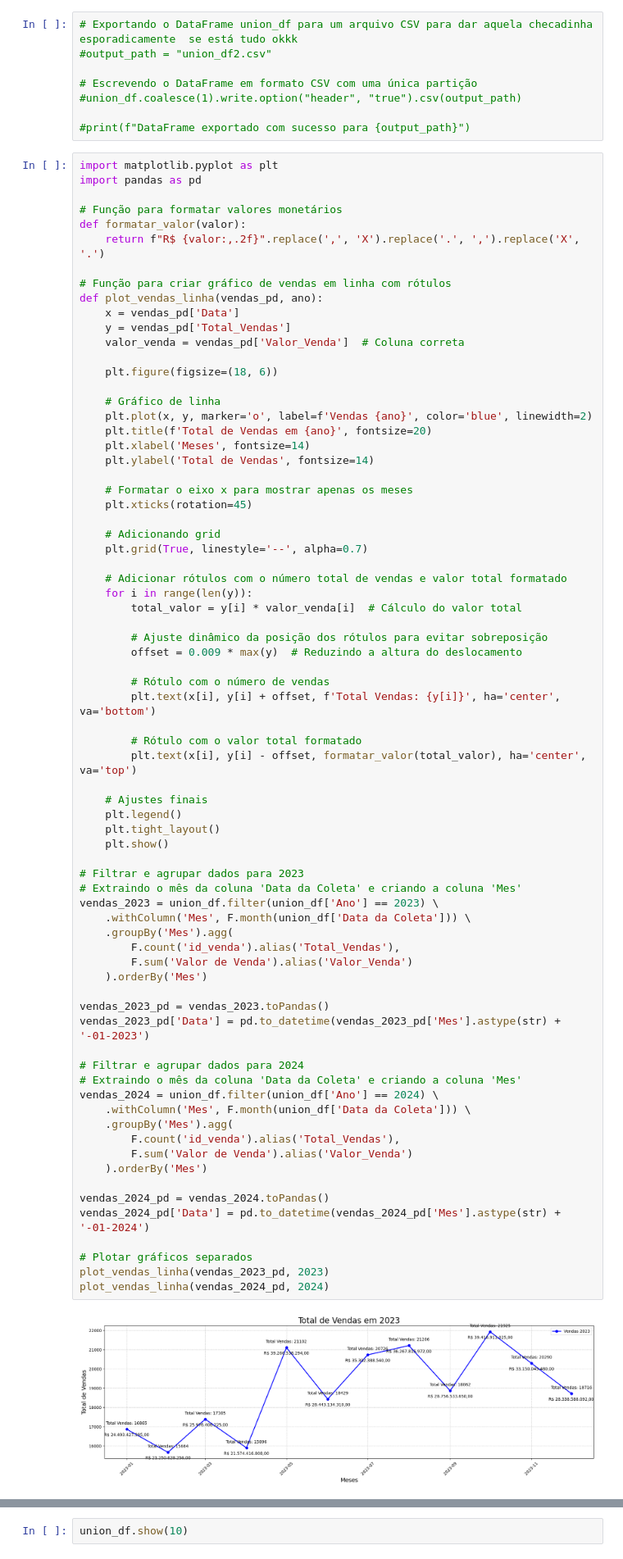
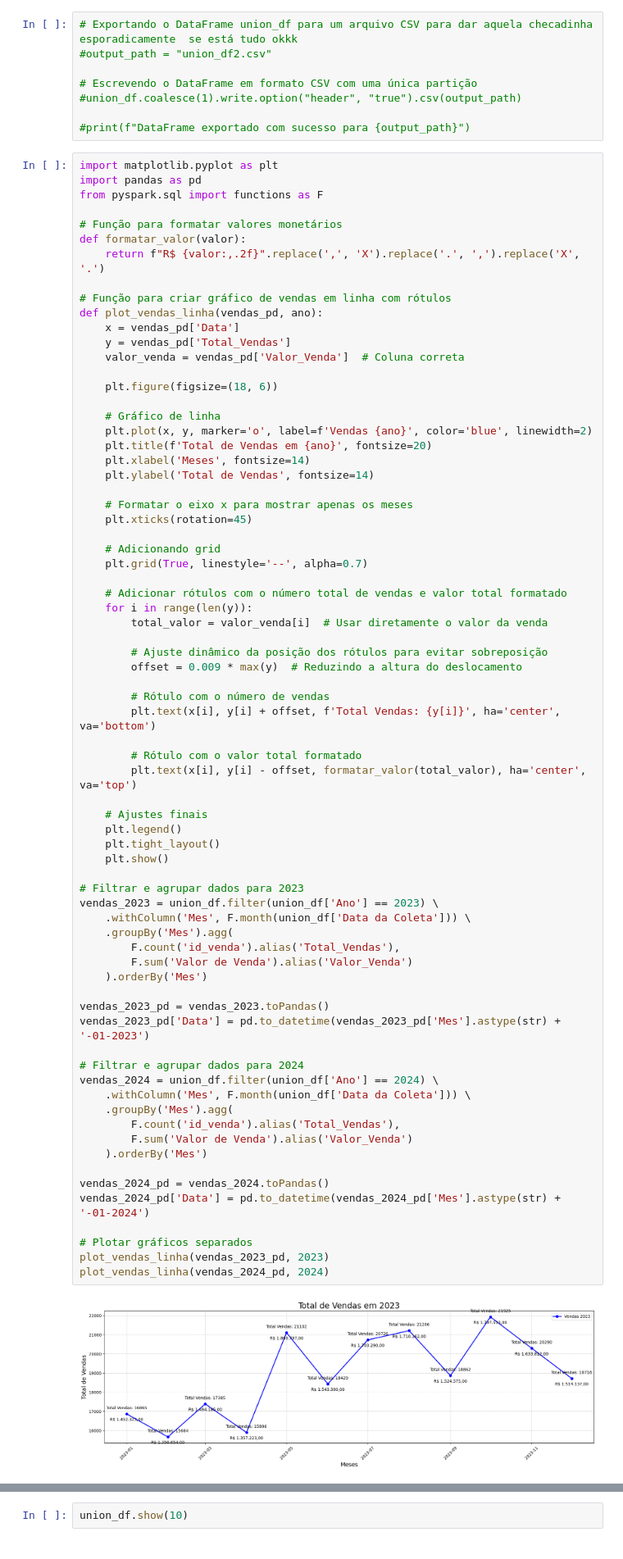
Before and after one commit to KoreTane/Analise-GLP, a Jupyter notebook: AnálisePreçoGLP.ipynb, the cells around one changed output, grey strips where cells are left out. Shown at 82% size. Saved outputs shown, nothing was run; the diff lists cells and outputs as text.

```diff
--- a/AnálisePreçoGLP.ipynb
+++ b/AnálisePreçoGLP.ipynb
@@ -231,6 +231,7 @@ mapa
 # %%
 import matplotlib.pyplot as plt
 import pandas as pd
+from pyspark.sql import functions as F
 
 # Função para formatar valores monetários
 def formatar_valor(valor):
@@ -258,7 +259,7 @@ def plot_vendas_linha(vendas_pd, ano):
 
     # Adicionar rótulos com o número total de vendas e valor total formatado
     for i in range(len(y)):
-        total_valor = y[i] * valor_venda[i]  # Cálculo do valor total
+        total_valor = valor_venda[i]  # Usar diretamente o valor da venda
 
         # Ajuste dinâmico da posição dos rótulos para evitar sobreposição
         offset = 0.009 * max(y)  # Reduzindo a altura do deslocamento
@@ -273,33 +274,31 @@ def plot_vendas_linha(vendas_pd, ano):
     plt.legend()
     plt.tight_layout()
     plt.show()
 
 # Filtrar e agrupar dados para 2023
-# Extraindo o mês da coluna 'Data da Coleta' e criando a coluna 'Mes'
 vendas_2023 = union_df.filter(union_df['Ano'] == 2023) \
     .withColumn('Mes', F.month(union_df['Data da Coleta'])) \
     .groupBy('Mes').agg(
         F.count('id_venda').alias('Total_Vendas'),
         F.sum('Valor de Venda').alias('Valor_Venda')
     ).orderBy('Mes')
 
 vendas_2023_pd = vendas_2023.toPandas()
 vendas_2023_pd['Data'] = pd.to_datetime(vendas_2023_pd['Mes'].astype(str) + '-01-2023')
 
 # Filtrar e agrupar dados para 2024
-# Extraindo o mês da coluna 'Data da Coleta' e criando a coluna 'Mes'
 vendas_2024 = union_df.filter(union_df['Ano'] == 2024) \
     .withColumn('Mes', F.month(union_df['Data da Coleta'])) \
     .groupBy('Mes').agg(
         F.count('id_venda').alias('Total_Vendas'),
         F.sum('Valor de Venda').alias('Valor_Venda')
     ).orderBy('Mes')
 
 vendas_2024_pd = vendas_2024.toPandas()
 vendas_2024_pd['Data'] = pd.to_datetime(vendas_2024_pd['Mes'].astype(str) + '-01-2024')
 
 # Plotar gráficos separados
 plot_vendas_linha(vendas_2023_pd, 2023)
 plot_vendas_linha(vendas_2024_pd, 2024)
 # %% [output]
-[figure, old version]
+[figure, new version]
```
Also changed, not shown: parts of 3 cells of this notebook.
